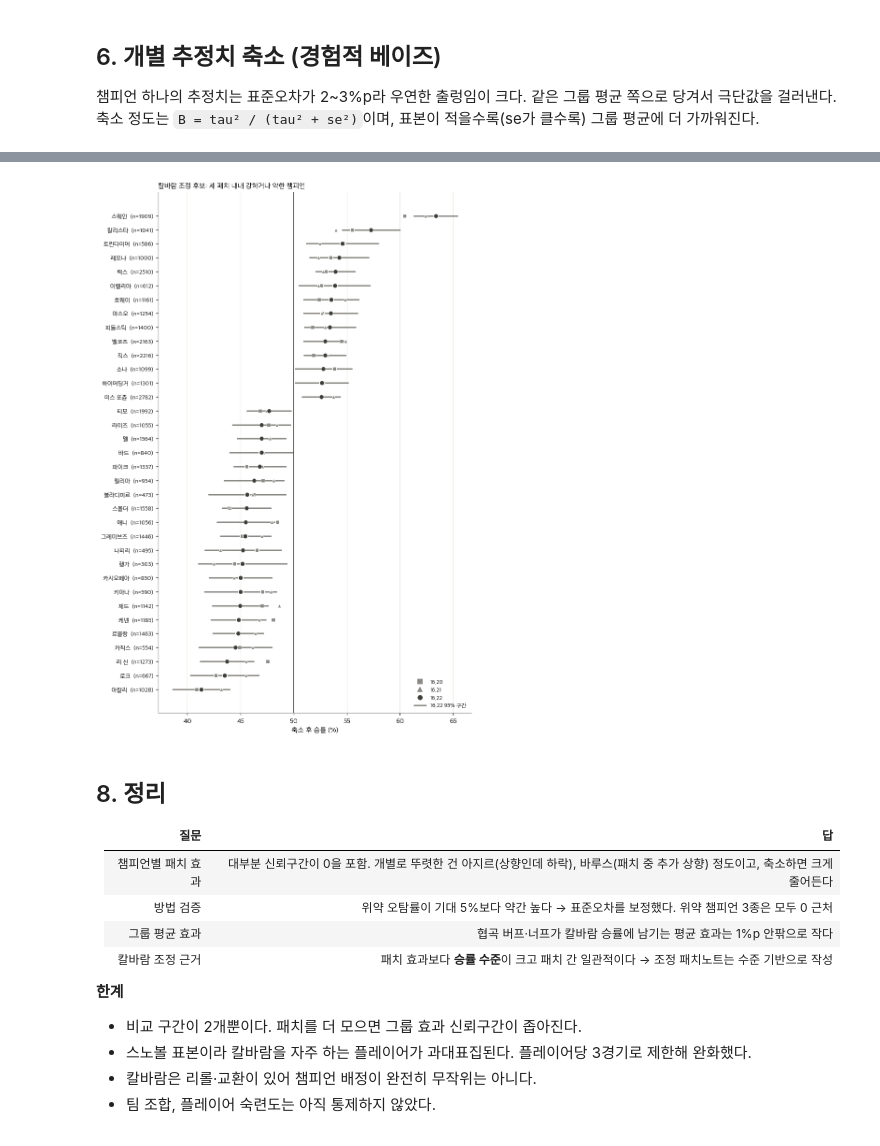
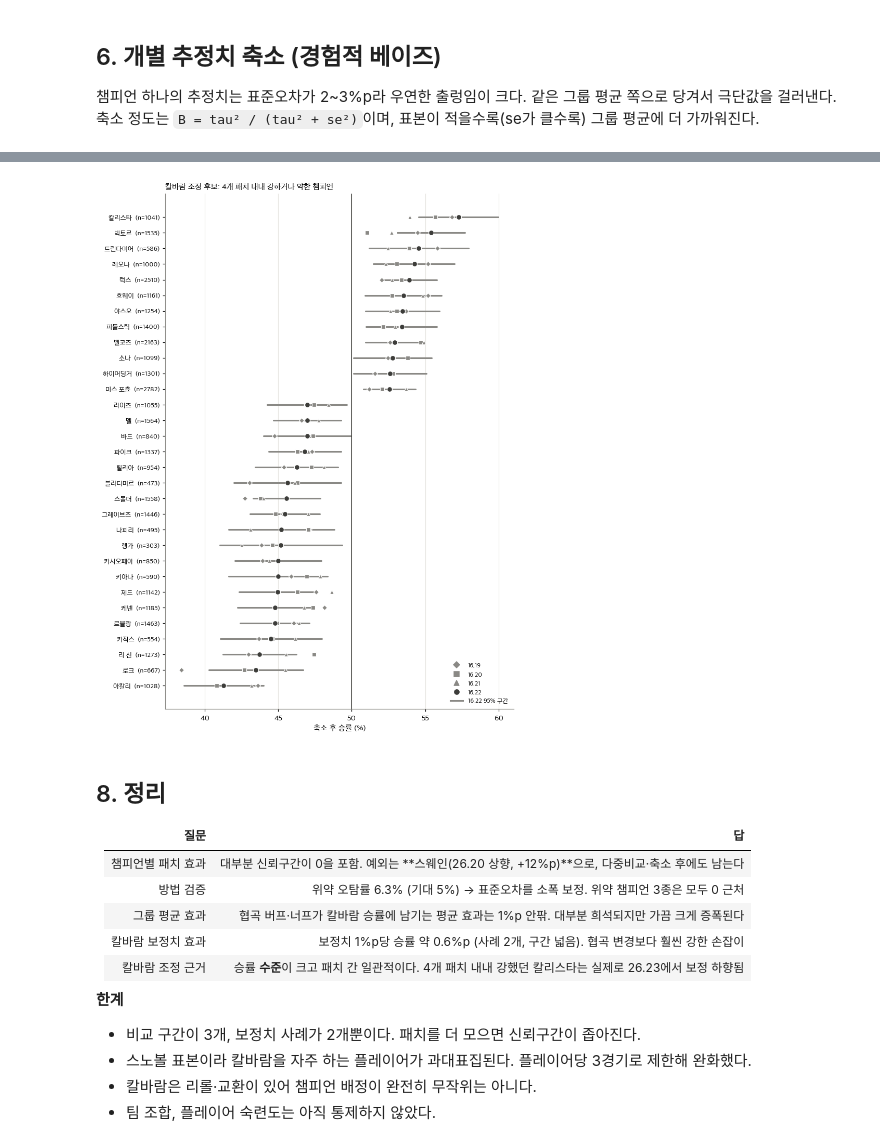
Before and after one commit to 113mj/poro_lab, a Jupyter notebook: notebooks/02_patch_effects.ipynb, the cells around one changed output, grey strips where cells are left out. Drawn from its saved outputs; the diff is of its cells as text; code cells hidden in the pictures.

```diff
--- a/notebooks/02_patch_effects.ipynb
+++ b/notebooks/02_patch_effects.ipynb
@@ -27,9 +27,13 @@ sys.path.insert(0, str(ROOT / "src"))
 from db import get_engine
 
 # 비교 구간: 사후 패치 -> 사전 패치
-TRANSITIONS = {"16.21": "16.20", "16.22": "16.21"}
+TRANSITIONS = {"16.20": "16.19", "16.21": "16.20", "16.22": "16.21"}
 # 사후 패치에서 바뀐 아이템 중 칼바람 구매가 많은 것 (Data Dragon ID)
-CHANGED_ITEMS = {"16.21": {126697: "오만"}, "16.22": {2501: "지배자의 피갑옷"}}
+CHANGED_ITEMS = {
+    "16.20": {3073: "실험적 마공학판", 3152: "마법공학 로켓 벨트", 3085: "루난의 허리케인"},
+    "16.21": {126697: "오만"},
+    "16.22": {2501: "지배자의 피갑옷"},
+}
 EXPOSED_MIN_RATE, EXPOSED_MIN_N = 0.20, 30   # 사전 패치 구매율 20% 이상이면 아이템 노출군
 DID_MIN_N = 30                               # 전후 각각 최소 경기 수
 PLACEBO_MIN_N = 300                          # 위약 검정에 쓸 대조군 챔피언 최소 경기 수
@@ -94,17 +99,21 @@ def exposed_champs(pre, items):
 design = {}
 for post, pre in TRANSITIONS.items():
     cp = changes[(changes.patch == post) & (changes.applies_to_aram == "yes")]
-    direction = dict(zip(cp.champion_name, cp.direction))
+    rift = cp[cp.scope == "rift"]
+    direction = dict(zip(rift.champion_name, rift.direction))
     changed = {c for c, d in direction.items() if d in ("buff", "nerf", "adjust", "rework")}
+    aram = set(cp[cp.scope == "aram"].champion_name)   # 칼바람 전용 보정치 변경
     exp = exposed_champs(pre, CHANGED_ITEMS[post])
-    item = set(exp.champ) - changed
+    item = set(exp.champ) - changed - aram
     placebo = {c for c, d in direction.items() if d == "fix"} | set(EXTRA_PLACEBO.get(post, []))
-    group = {c: direction[c] for c in changed} | {c: "item" for c in item} | {c: "placebo" for c in placebo}
+    group = ({c: direction[c] for c in changed} | {c: "item" for c in item}
+             | {c: "placebo" for c in placebo} | {c: "aram" for c in aram})
     design[post] = dict(pre=pre, group=group, exposed=exp)
     counts = pd.Series(group).value_counts().to_dict()
     print(f"{pre} → {post}: {counts}")
 
-design["16.21"]["exposed"].sort_values("buy_rate", ascending=False).assign(
-    직접변경=lambda x: x.champ.map(lambda c: design["16.21"]["group"].get(c) if c in design["16.21"]["group"]
-                                  and design["16.21"]["group"][c] != "item" else ""))
+exposure = pd.concat([cfg["exposed"].assign(구간=f"{cfg['pre']}→{post}") for post, cfg in design.items()])
+exposure["직접변경"] = [design[t.split("→")[1]]["group"].get(c, "") for t, c in zip(exposure.구간, exposure.champ)]
+exposure["직접변경"] = exposure.직접변경.replace("item", "")
+exposure.pivot_table(index="item", columns="구간", values="champ", aggfunc="count").fillna(0).astype(int)
 # %% [output]
@@ -186,8 +183,8 @@ res.round(2).sort_values(["transition", "est"])
 # %%
 GCOL = {"buff": COL["buff"], "nerf": COL["nerf"]}
-fig, axes = plt.subplots(1, 2, figsize=(11, 9.5))
+fig, axes = plt.subplots(1, len(TRANSITIONS), figsize=(15, 10))
 for ax, (post, g) in zip(axes, res.groupby("post")):
-    g = g[g.group != "item"].sort_values("est")
+    g = g[~g.group.isin(["item", "aram"])].sort_values("est")
     y = np.arange(len(g))
     for yi, r in zip(y, g.itertuples()):
         c = GCOL.get(r.group, COL["other"])
@@ -321,7 +326,8 @@ pooled.round(3)
 # %%
-fig, ax = plt.subplots(figsize=(8, 4.2))
+fig, ax = plt.subplots(figsize=(8, 5.2))
 LABEL = {"buff": "상향", "nerf": "하향", "adjust": "혼합", "item": "아이템 노출", "placebo": "위약"}
-rows_ = [(g, t) for g in ORDER for t in ["16.20→16.21", "16.21→16.22", "전체"] if (g, t) in pooled.index]
+TR_LABELS = [f"{pre}→{post}" for post, pre in TRANSITIONS.items()] + ["전체"]
+rows_ = [(g, t) for g in ORDER for t in TR_LABELS if (g, t) in pooled.index]
 y = np.arange(len(rows_))[::-1]
 for yi, (g, t) in zip(y, rows_):
     r = pooled.loc[(g, t)]
@@ -499,39 +550,42 @@ weak[cols].round(1)
 # %%
+MARKS = ["D", "s", "^", "o"][-len(patches):]
+
 def level_plot(df, title):
     df = df.sort_values("eb")
     fig, ax = plt.subplots(figsize=(7.5, 0.28 * len(df) + 1.2))
     y = np.arange(len(df))
     for yi, (c, r) in zip(y, df.iterrows()):
         ax.plot([r.lo, r.hi], [yi, yi], color=COL["other"], lw=2, solid_capstyle="round")
-        for p_, mk in zip(patches, ["s", "^", "o"]):
+        for p_, mk in zip(patches, MARKS):
             ax.plot(r[f"eb_{p_}"], yi, mk, ms=5 if p_ != last else 6.5,
                     color=COL["ink"] if p_ == last else COL["other"], mec="white", mew=0.8)
     ax.axvline(50, color=COL["ink"], lw=1)
     ax.set_yticks(y, [f"{r['name']}  (n={int(r.n)})" for _, r in df.iterrows()], fontsize=8.5)
     ax.set_xlabel("축소 후 승률 (%)")
     ax.set_title(title, loc="left", fontsize=10)
     ax.grid(axis="y", visible=False)
     handles = [plt.Line2D([], [], marker=mk, ls="", color=COL["ink"] if p_ == last else COL["other"], label=p_)
-               for p_, mk in zip(patches, ["s", "^", "o"])]
+               for p_, mk in zip(patches, MARKS)]
     handles.append(plt.Line2D([], [], color=COL["other"], lw=2, label=f"{last} 95% 구간"))
     ax.legend(handles=handles, frameon=False, fontsize=8, loc="lower right")
     fig.tight_layout()
 
-level_plot(pd.concat([strong, weak]), "칼바람 조정 후보: 세 패치 내내 강하거나 약한 챔피언")
+level_plot(pd.concat([strong, weak]), f"칼바람 조정 후보: {len(patches)}개 패치 내내 강하거나 약한 챔피언")
 # %% [output]
-[figure, old version]
+[figure, new version]
 # %% [markdown]
 ## 8. 정리
 
 | 질문 | 답 |
 |---|---|
-| 챔피언별 패치 효과 | 대부분 신뢰구간이 0을 포함. 개별로 뚜렷한 건 아지르(상향인데 하락), 바루스(패치 중 추가 상향) 정도이고, 축소하면 크게 줄어든다 |
-| 방법 검증 | 위약 오탐률이 기대 5%보다 약간 높다 → 표준오차를 보정했다. 위약 챔피언 3종은 모두 0 근처 |
-| 그룹 평균 효과 | 협곡 버프·너프가 칼바람 승률에 남기는 평균 효과는 1%p 안팎으로 작다 |
-| 칼바람 조정 근거 | 패치 효과보다 **승률 수준**이 크고 패치 간 일관적이다 → 조정 패치노트는 수준 기반으로 작성 |
+| 챔피언별 패치 효과 | 대부분 신뢰구간이 0을 포함. 예외는 **스웨인(26.20 상향, +12%p)**으로, 다중비교·축소 후에도 남는다 |
+| 방법 검증 | 위약 오탐률 6.3% (기대 5%) → 표준오차를 소폭 보정. 위약 챔피언 3종은 모두 0 근처 |
+| 그룹 평균 효과 | 협곡 버프·너프가 칼바람 승률에 남기는 평균 효과는 1%p 안팎. 대부분 희석되지만 가끔 크게 증폭된다 |
+| 칼바람 보정치 효과 | 보정치 1%p당 승률 약 0.6%p (사례 2개, 구간 넓음). 협곡 변경보다 훨씬 강한 손잡이 |
+| 칼바람 조정 근거 | 승률 **수준**이 크고 패치 간 일관적이다. 4개 패치 내내 강했던 칼리스타는 실제로 26.23에서 보정 하향됨 |
 
 **한계**
-- 비교 구간이 2개뿐이다. 패치를 더 모으면 그룹 효과 신뢰구간이 좁아진다.
+- 비교 구간이 3개, 보정치 사례가 2개뿐이다. 패치를 더 모으면 신뢰구간이 좁아진다.
 - 스노볼 표본이라 칼바람을 자주 하는 플레이어가 과대표집된다. 플레이어당 3경기로 제한해 완화했다.
 - 칼바람은 리롤·교환이 있어 챔피언 배정이 완전히 무작위는 아니다.
 - 팀 조합, 플레이어 숙련도는 아직 통제하지 않았다.
```
Also changed, not shown: parts of 27 cells of this notebook.
